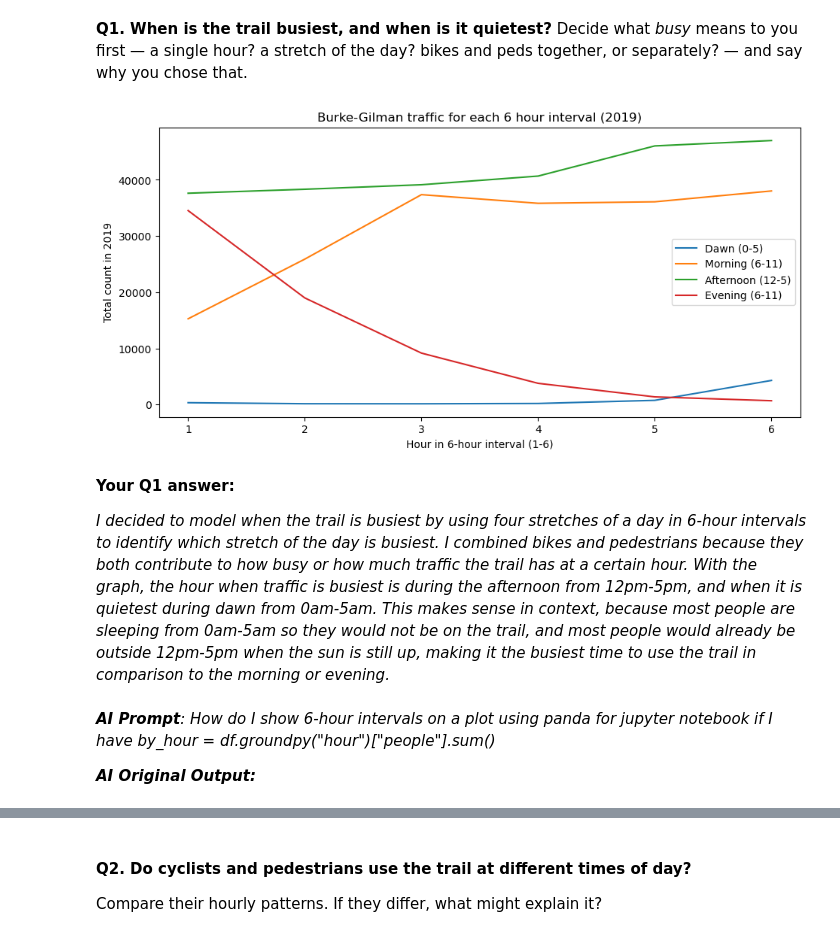
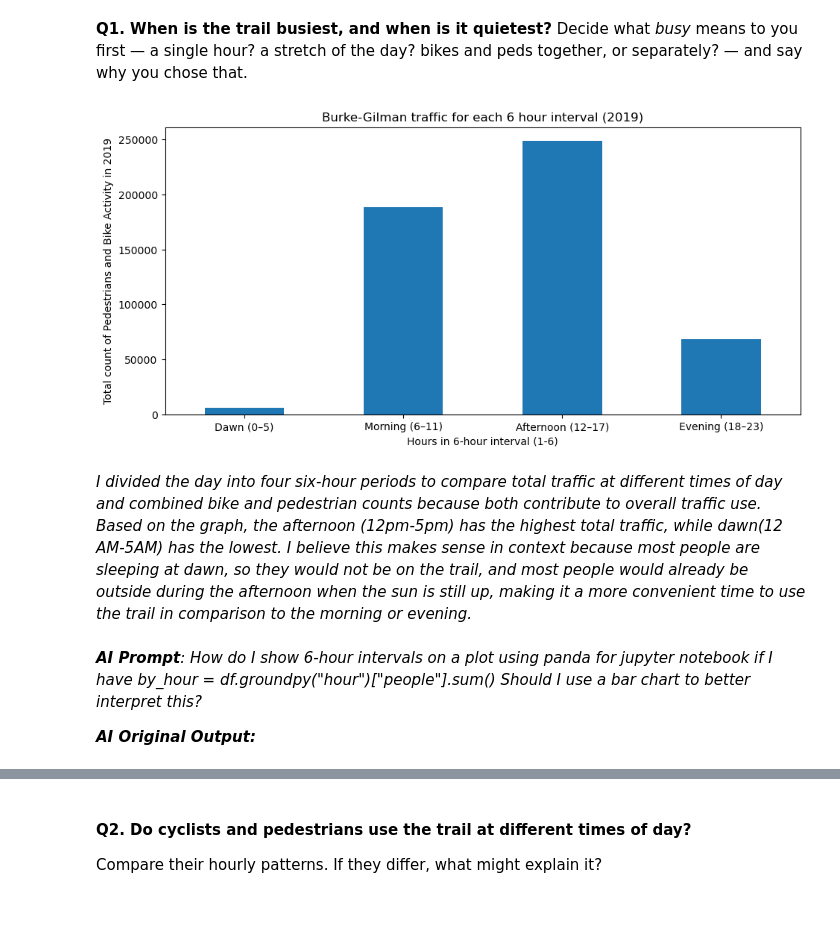
Before and after one commit to yureixas/hcde-410, a Jupyter notebook: A1/A1.ipynb, the cells around one changed output, grey strips where cells are left out. Cells and saved outputs as stored; diff of their text form; code cells hidden in the pictures; blank space fills up the shorter version.

```diff
--- a/A1/A1.ipynb
+++ b/A1/A1.ipynb
@@ -142,31 +142,33 @@ Decide what *busy* means to you first — a single hour? a stretch of the day? b
 # %%
 # Your code for Q1 (or put a Google Sheets link in your written answer below)
 df["people"] = df["bikes"] + df["peds"] #group peds and bikes together
 
 by_hour = df.groupby("hour")["people"].sum()
 
-by_period = pd.DataFrame({
-    "Dawn (0-5)": by_hour.loc[0:5].values,
-    "Morning (6-11)": by_hour.loc[6:11].values,
-    "Afternoon (12-5)": by_hour.loc[12:17].values,
-    "Evening (6-11)": by_hour.loc[18:23].values
-}, index=range(1,7))
+by_period = {
+    "Dawn (0-5)": (0,5),
+    "Morning (6-11)": (6, 11),
+    "Afternoon (12-5)": (12, 17),
+    "Evening (6-11)": (18, 23)
+}
 
-by_period.plot(figsize=(11, 5))
+period_totals = {
+    name: by_hour.loc[start:end].sum()
+    for name, (start, end) in periods.items()
+}
 
+pd.Series(period_totals).plot(kind="bar", figsize=(11, 5))
 plt.title("Burke-Gilman traffic for each 6 hour interval (2019)")
-plt.xlabel("Hour in 6-hour interval (1-6)")
-plt.ylabel("Total count in 2019")
-plt.xticks(range(1, 7))
+plt.xlabel("Hours in 6-hour interval (1-6)")
+plt.ylabel("Total count of Pedestrians and Bike Activity in 2019")
+plt.xticks(rotation=0)
 plt.show()
 # %% [output]
-[figure, old version]
+[figure, new version]
 # %% [markdown]
-**Your Q1 answer:**
-
-*I decided to model when the trail is busiest by using four stretches of a day in 6-hour intervals to identify which stretch of the day is busiest. I combined bikes and pedestrians because they both contribute to how busy or how much traffic the trail has at a certain hour. With the graph, the hour when traffic is busiest is during the afternoon from 12pm-5pm, and when it is quietest during dawn from 0am-5am. This makes sense in context, because most people are sleeping from 0am-5am so they would not be on the trail, and most people would already be outside 12pm-5pm when the sun is still up, making it the busiest time to use the trail in comparison to the morning or evening.*
+*I divided the day into four six-hour periods to compare total traffic at different times of day and combined bike and pedestrian counts because both contribute to overall traffic use. Based on the graph, the afternoon (12pm-5pm) has the highest total traffic, while dawn(12 AM-5AM) has the lowest. I believe this makes sense in context because most people are sleeping at dawn, so they would not be on the trail, and most people would already be outside during the afternoon when the sun is still up, making it a more convenient time to use the trail in comparison to the morning or evening.*
 # %% [markdown]
-***AI Prompt**: How do I show 6-hour intervals on a plot using panda for jupyter notebook if I have by_hour = df.groundpy("hour")["people"].sum()*
+***AI Prompt**: How do I show 6-hour intervals on a plot using panda for jupyter notebook if I have by_hour = df.groundpy("hour")["people"].sum() Should I use a bar chart to better interpret this?*
 
 ***AI Original Output:***
 # %% [raw]
```
Also changed, not shown: parts of 8 cells of this notebook, 1 other file.
